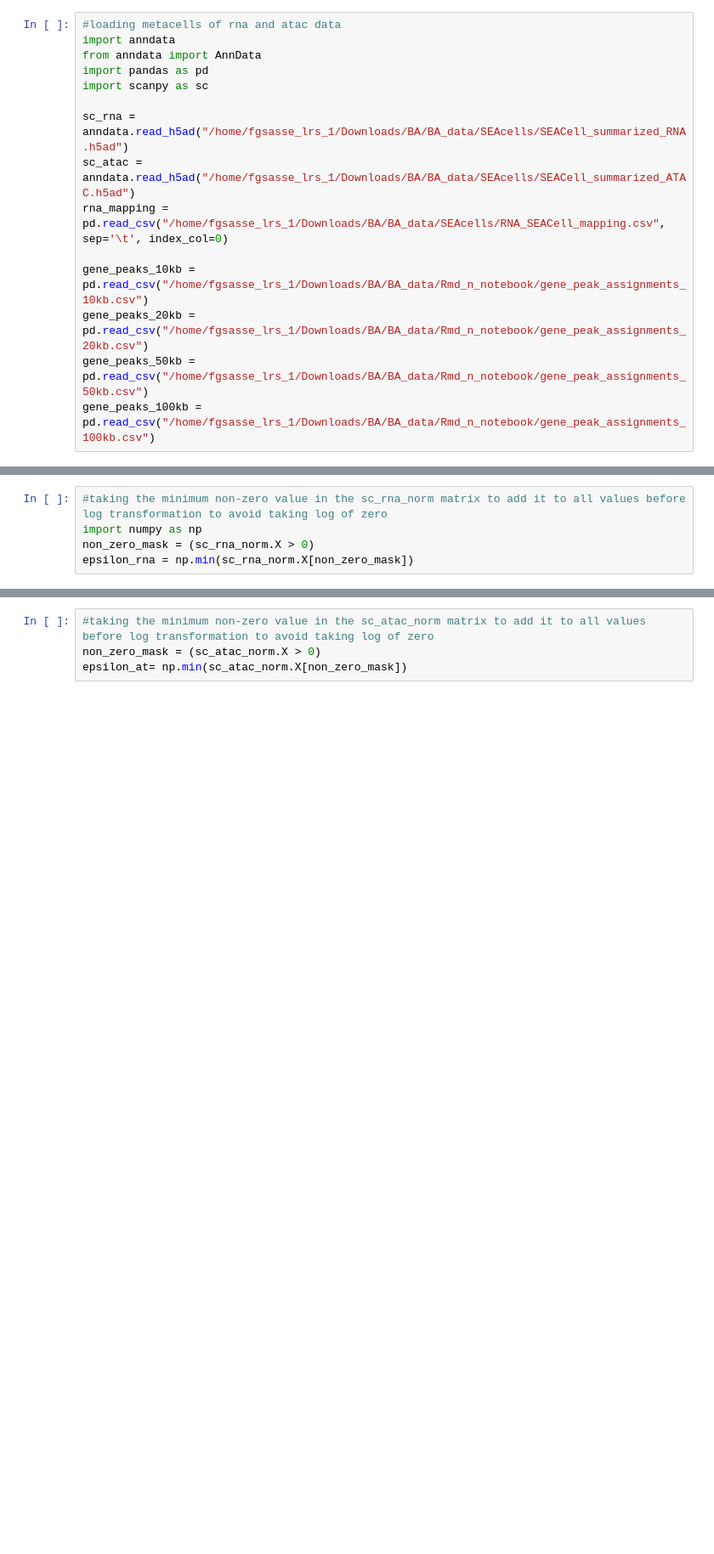
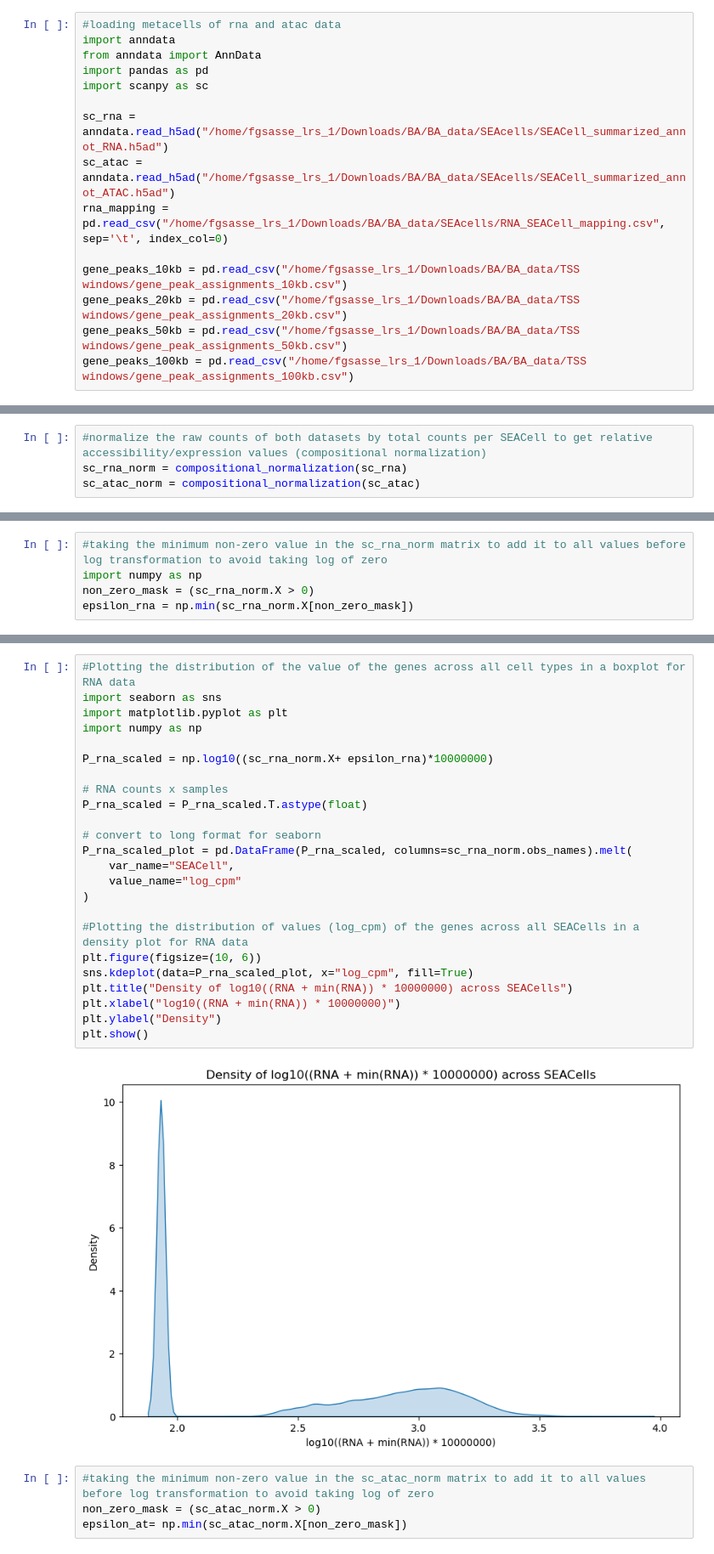
Before and after one commit to smin07/BA, a Jupyter notebook: BA_data/Rmd_n_notebook/RNA_ATAC_correlation_SEACELL.ipynb, the cells around one changed output, grey strips where cells are left out. Shown at 85% size. Drawn from its saved outputs; the diff is of its cells as text; blank space fills up the shorter version.

```diff
--- a/BA_data/Rmd_n_notebook/RNA_ATAC_correlation_SEACELL.ipynb
+++ b/BA_data/Rmd_n_notebook/RNA_ATAC_correlation_SEACELL.ipynb
@@ -5,11 +5,11 @@ from anndata import AnnData
 import pandas as pd
 import scanpy as sc
 
-sc_rna = anndata.read_h5ad("/home/fgsasse_lrs_1/Downloads/BA/BA_data/SEAcells/SEACell_summarized_RNA.h5ad")
-sc_atac = anndata.read_h5ad("/home/fgsasse_lrs_1/Downloads/BA/BA_data/SEAcells/SEACell_summarized_ATAC.h5ad")
+sc_rna = anndata.read_h5ad("/home/fgsasse_lrs_1/Downloads/BA/BA_data/SEAcells/SEACell_summarized_annot_RNA.h5ad")
+sc_atac = anndata.read_h5ad("/home/fgsasse_lrs_1/Downloads/BA/BA_data/SEAcells/SEACell_summarized_annot_ATAC.h5ad")
 rna_mapping = pd.read_csv("/home/fgsasse_lrs_1/Downloads/BA/BA_data/SEAcells/RNA_SEACell_mapping.csv", sep='\t', index_col=0)
 
-gene_peaks_10kb = pd.read_csv("/home/fgsasse_lrs_1/Downloads/BA/BA_data/Rmd_n_notebook/gene_peak_assignments_10kb.csv")
-gene_peaks_20kb = pd.read_csv("/home/fgsasse_lrs_1/Downloads/BA/BA_data/Rmd_n_notebook/gene_peak_assignments_20kb.csv")
-gene_peaks_50kb = pd.read_csv("/home/fgsasse_lrs_1/Downloads/BA/BA_data/Rmd_n_notebook/gene_peak_assignments_50kb.csv")
-gene_peaks_100kb = pd.read_csv("/home/fgsasse_lrs_1/Downloads/BA/BA_data/Rmd_n_notebook/gene_peak_assignments_100kb.csv")
+gene_peaks_10kb = pd.read_csv("/home/fgsasse_lrs_1/Downloads/BA/BA_data/TSS windows/gene_peak_assignments_10kb.csv")
+gene_peaks_20kb = pd.read_csv("/home/fgsasse_lrs_1/Downloads/BA/BA_data/TSS windows/gene_peak_assignments_20kb.csv")
+gene_peaks_50kb = pd.read_csv("/home/fgsasse_lrs_1/Downloads/BA/BA_data/TSS windows/gene_peak_assignments_50kb.csv")
+gene_peaks_100kb = pd.read_csv("/home/fgsasse_lrs_1/Downloads/BA/BA_data/TSS windows/gene_peak_assignments_100kb.csv")
@@ -28,3 +45,7 @@ sc_atac_norm = compositional_normalize(sc_atac)
+# %%
+#normalize the raw counts of both datasets by total counts per SEACell to get relative accessibility/expression values (compositional normalization)
+sc_rna_norm = compositional_normalization(sc_rna)
+sc_atac_norm = compositional_normalization(sc_atac)
 # %%
 #check dimensions of the data
 print(sc_atac_norm.X.shape)
@@ -78,3 +133,29 @@ plt.show()
+# %%
+#Plotting the distribution of the value of the genes across all cell types in a boxplot for RNA data
+import seaborn as sns
+import matplotlib.pyplot as plt
+import numpy as np
+
+P_rna_scaled = np.log10((sc_rna_norm.X+ epsilon_rna)*10000000)
+
+# RNA counts x samples
+P_rna_scaled = P_rna_scaled.T.astype(float)
+
+# convert to long format for seaborn
+P_rna_scaled_plot = pd.DataFrame(P_rna_scaled, columns=sc_rna_norm.obs_names).melt(
+	var_name="SEACell",
+	value_name="log_cpm"
+)
+
+#Plotting the distribution of values (log_cpm) of the genes across all SEACells in a density plot for RNA data
+plt.figure(figsize=(10, 6))
+sns.kdeplot(data=P_rna_scaled_plot, x="log_cpm", fill=True)
+plt.title("Density of log10((RNA + min(RNA)) * 10000000) across SEACells")
+plt.xlabel("log10((RNA + min(RNA)) * 10000000)")
+plt.ylabel("Density")
+plt.show()
+# %% [output]
+[figure, added]
 # %%
 #taking the minimum non-zero value in the sc_atac_norm matrix to add it to all values before log transformation to avoid taking log of zero
 non_zero_mask = (sc_atac_norm.X > 0)
```
Also changed, not shown: parts of 14 cells of this notebook, 2 other files.
